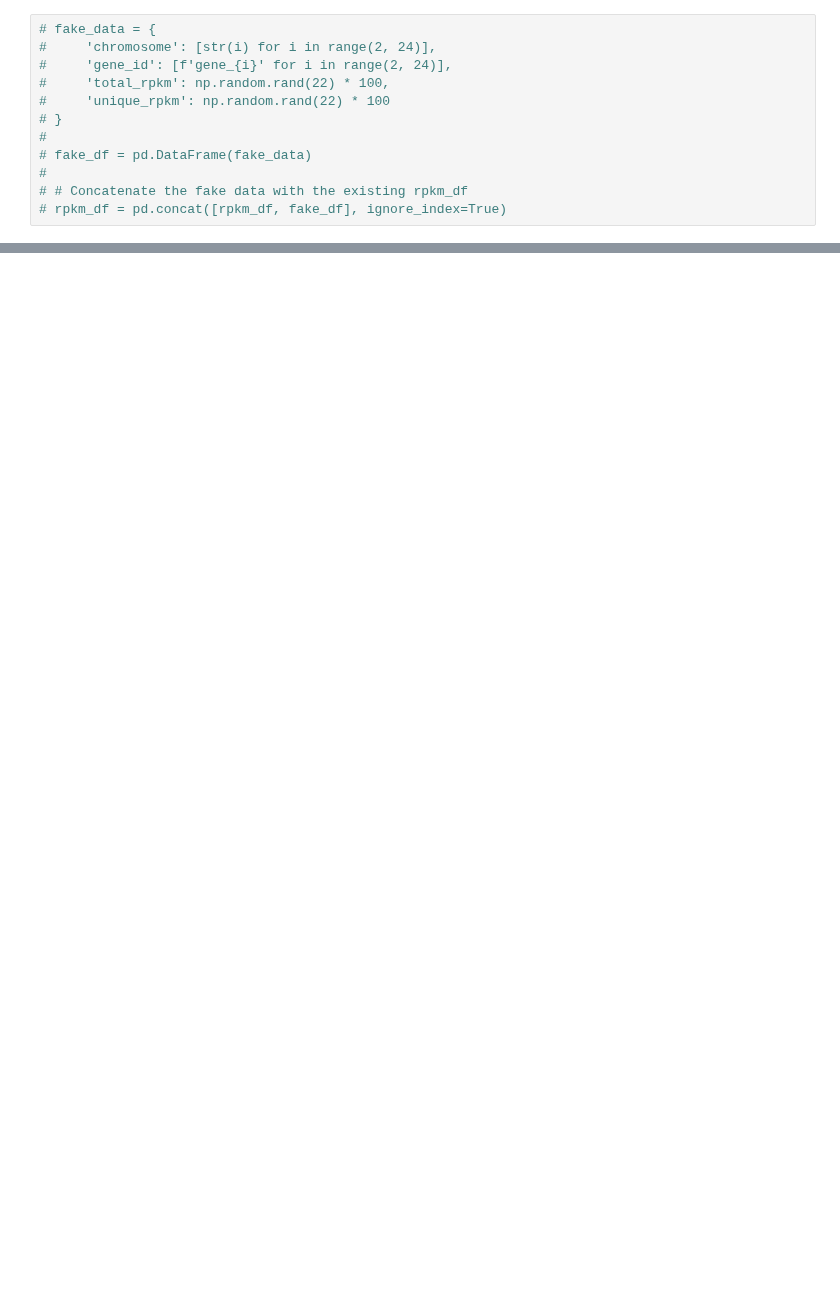
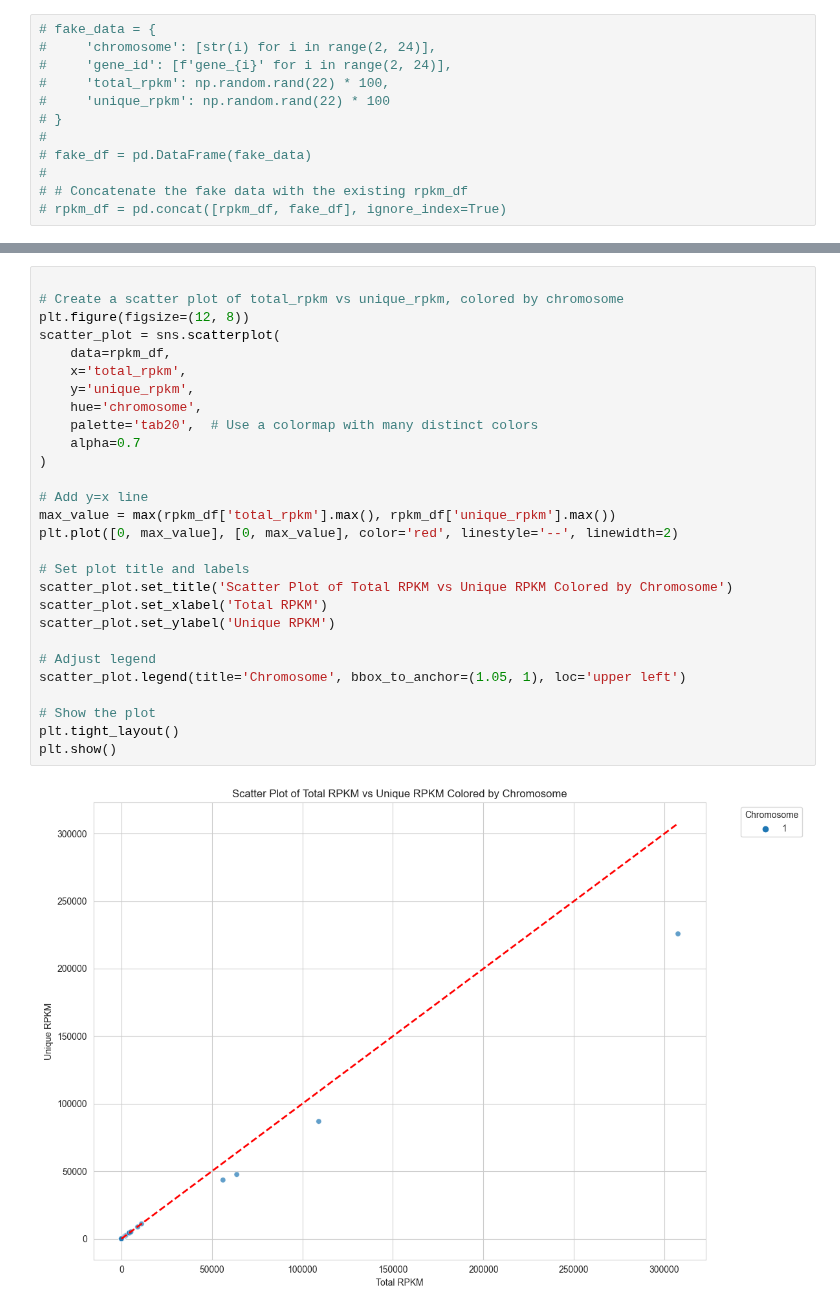
Before and after one commit to IngiumDev/gobi, a Jupyter notebook: src/main/Analysis/BAMFeatures/AnalzeBAMFeatures.ipynb, the cells around one changed output, grey strips where cells are left out. Cells and saved outputs as stored; diff of their text form; blank space fills up the shorter version.

```diff
--- a/src/main/Analysis/BAMFeatures/AnalzeBAMFeatures.ipynb
+++ b/src/main/Analysis/BAMFeatures/AnalzeBAMFeatures.ipynb
@@ -215,0 +257,30 @@ plt.show()
+# %%
+
+# Create a scatter plot of total_rpkm vs unique_rpkm, colored by chromosome
+plt.figure(figsize=(12, 8))
+scatter_plot = sns.scatterplot(
+    data=rpkm_df,
+    x='total_rpkm',
+    y='unique_rpkm',
+    hue='chromosome',
+    palette='tab20',  # Use a colormap with many distinct colors
+    alpha=0.7
+)
+
+# Add y=x line
+max_value = max(rpkm_df['total_rpkm'].max(), rpkm_df['unique_rpkm'].max())
+plt.plot([0, max_value], [0, max_value], color='red', linestyle='--', linewidth=2)
+
+# Set plot title and labels
+scatter_plot.set_title('Scatter Plot of Total RPKM vs Unique RPKM Colored by Chromosome')
+scatter_plot.set_xlabel('Total RPKM')
+scatter_plot.set_ylabel('Unique RPKM')
+
+# Adjust legend
+scatter_plot.legend(title='Chromosome', bbox_to_anchor=(1.05, 1), loc='upper left')
+
+# Show the plot
+plt.tight_layout()
+plt.show()
+# %% [output]
+[figure, added]
```
Also changed, not shown: parts of 13 cells of this notebook.
